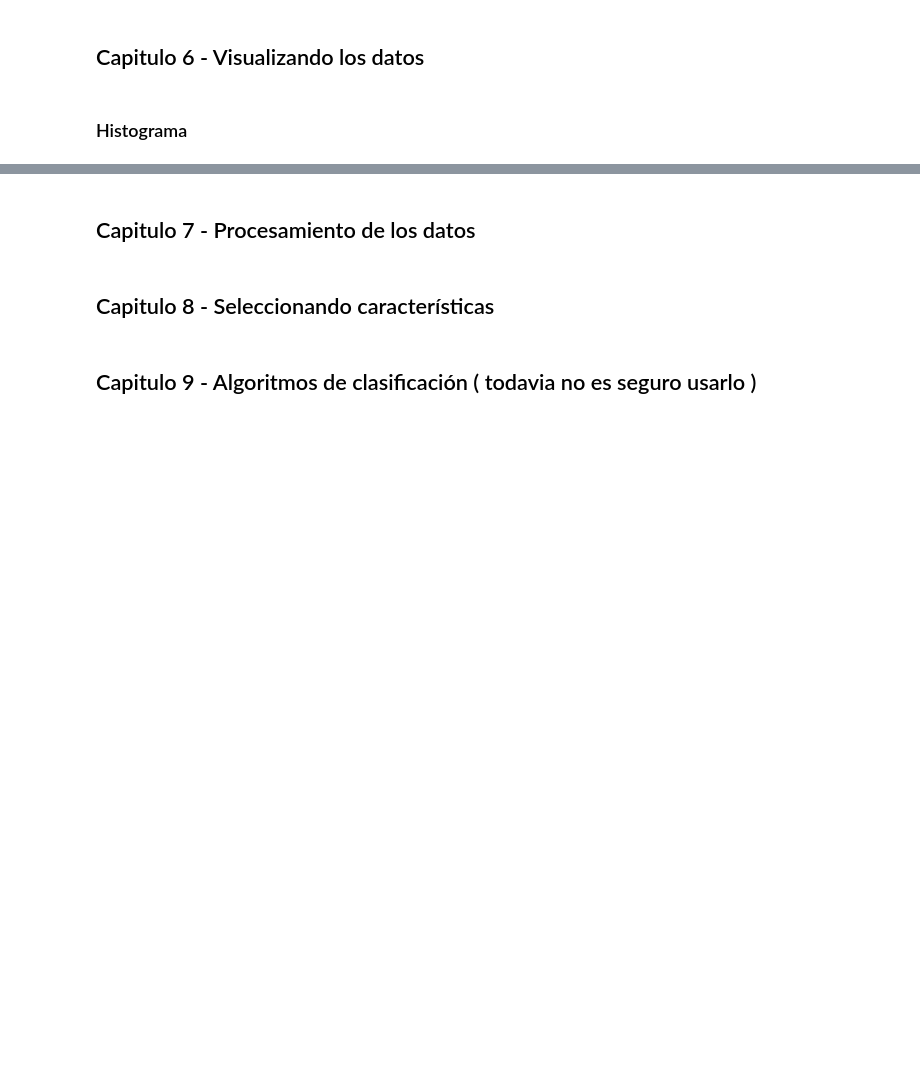
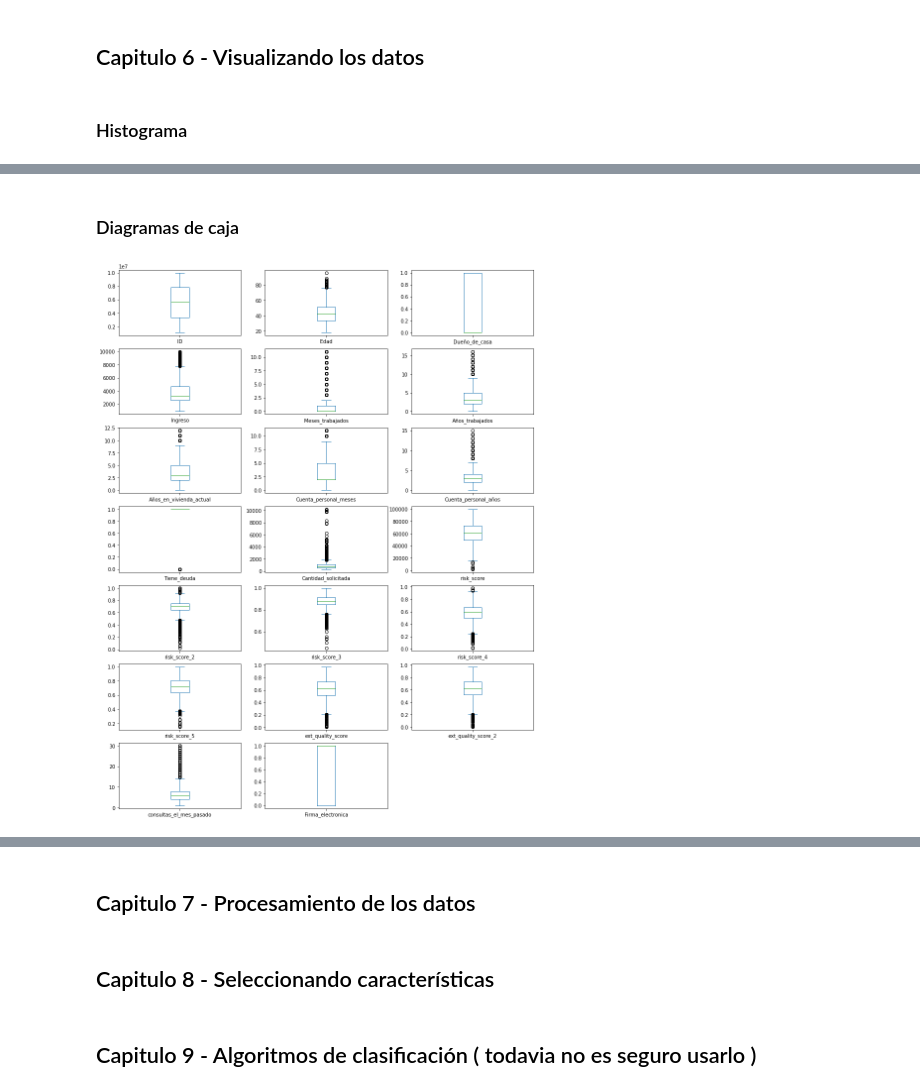
Before and after one commit to ismaelacosta/Proyecto_AID, a Jupyter notebook: examen.ipynb, the cells around one changed output, grey strips where cells are left out. Saved outputs shown, nothing was run; the diff lists cells and outputs as text; code cells hidden in the pictures; blank space fills up the shorter version.

```diff
--- a/examen.ipynb
+++ b/examen.ipynb
@@ -157,0 +170,7 @@ TypeError: can only concatenate str (not "int") to str
+# %% [markdown]
+### Diagramas de caja
+# %%
+df.plot(kind="box", subplots=True, layout=(7,3), sharex=False, sharey=False, figsize=(15,20))
+plt.show()
+# %% [output]
+[figure, added]
```
Also changed, not shown: parts of 4 cells of this notebook.
